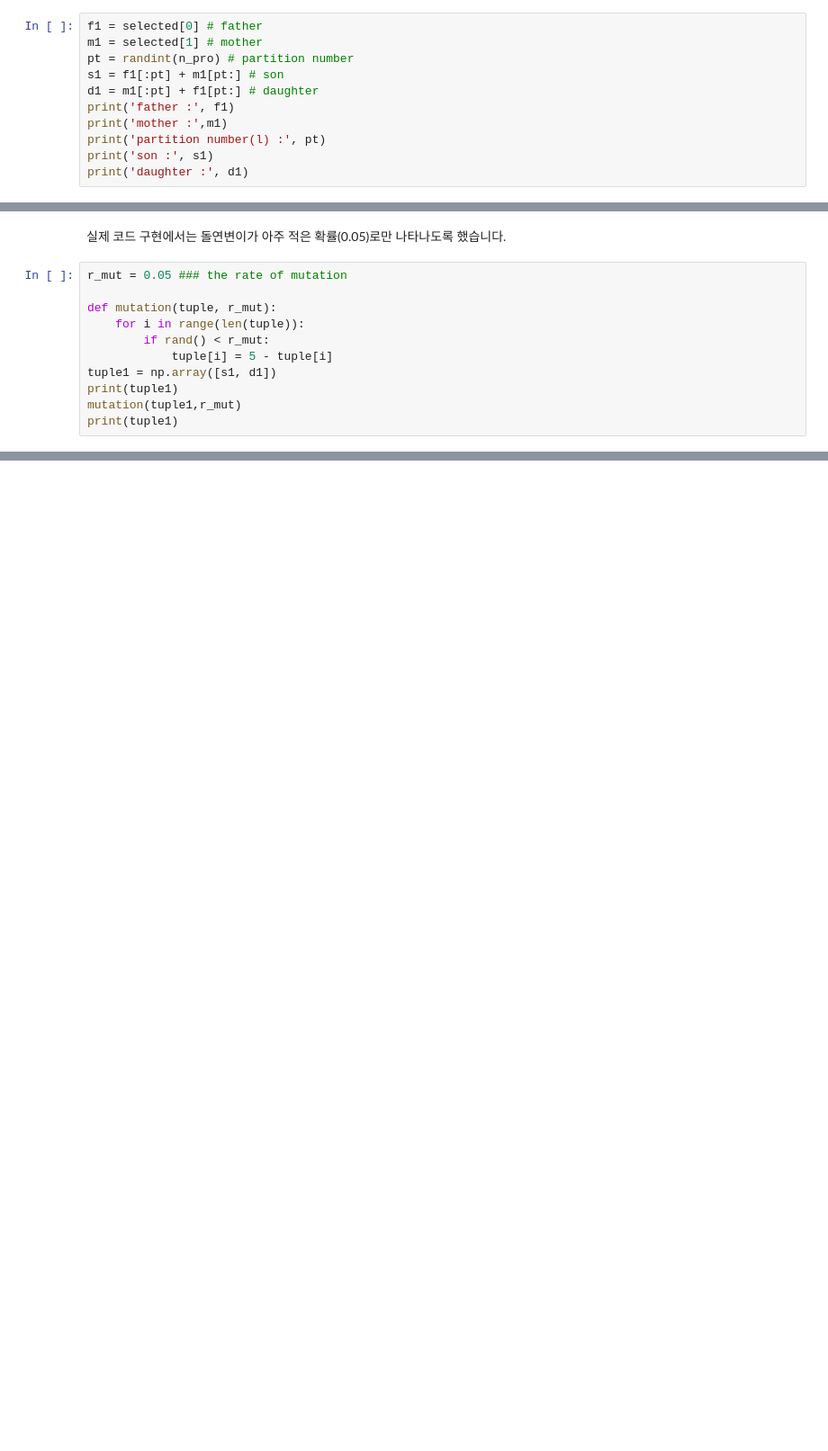
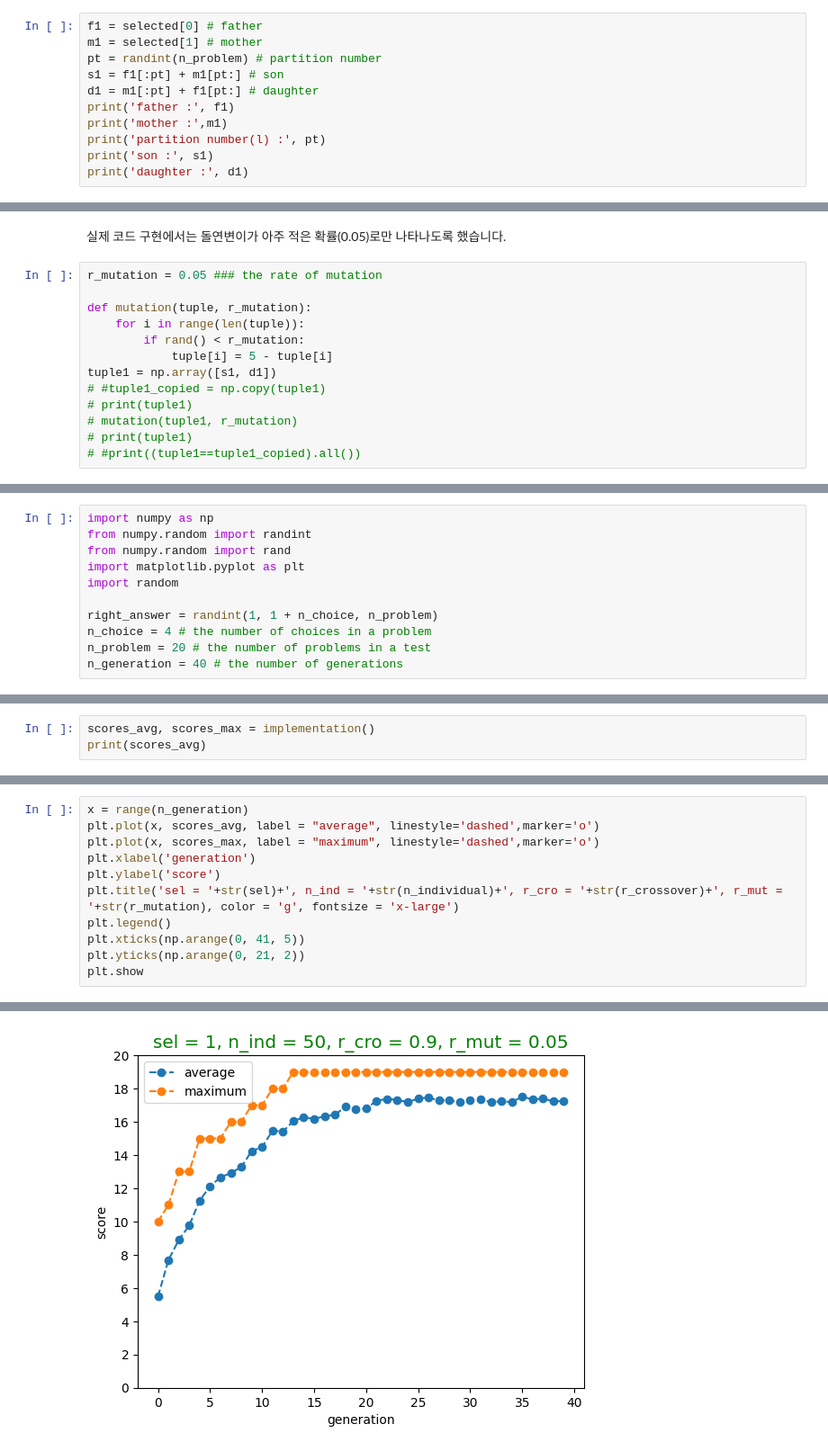
Before and after one commit to govin08/our-socar, a Jupyter notebook: assets/ipynb/2023-05-04-genetic_algorithm.ipynb, the cells around one changed output, grey strips where cells are left out. Shown at 90% size. Saved outputs shown, nothing was run; the diff lists cells and outputs as text; blank space fills up the shorter version.

```diff
--- a/assets/ipynb/2023-05-04-genetic_algorithm.ipynb
+++ b/assets/ipynb/2023-05-04-genetic_algorithm.ipynb
@@ -338,7 +358,7 @@ $$
 # %%
 f1 = selected[0] # father
 m1 = selected[1] # mother
-pt = randint(n_pro) # partition number
+pt = randint(n_problem) # partition number
 s1 = f1[:pt] + m1[pt:] # son
 d1 = m1[:pt] + f1[pt:] # daughter
 print('father :', f1)
@@ -414,13 +438,15 @@ print(tuple1)
 # %% [markdown]
 실제 코드 구현에서는 돌연변이가 아주 적은 확률(0.05)로만 나타나도록 했습니다.
 # %%
-r_mut = 0.05 ### the rate of mutation
+r_mutation = 0.05 ### the rate of mutation
 
-def mutation(tuple, r_mut):
+def mutation(tuple, r_mutation):
     for i in range(len(tuple)):
-        if rand() < r_mut:
+        if rand() < r_mutation:
             tuple[i] = 5 - tuple[i]
 tuple1 = np.array([s1, d1])
-print(tuple1)
-mutation(tuple1,r_mut)
-print(tuple1)
+# #tuple1_copied = np.copy(tuple1)
+# print(tuple1)
+# mutation(tuple1, r_mutation)
+# print(tuple1)
+# #print((tuple1==tuple1_copied).all())
@@ -467,0 +555,11 @@ np.array(pop).shape
+# %%
+import numpy as np
+from numpy.random import randint
+from numpy.random import rand
+import matplotlib.pyplot as plt
+import random
+
+right_answer = randint(1, 1 + n_choice, n_problem)
+n_choice = 4 # the number of choices in a problem
+n_problem = 20 # the number of problems in a test
+n_generation = 40 # the number of generations
@@ -467,0 +645,3 @@ np.array(pop).shape
+# %%
+scores_avg, scores_max = implementation()
+print(scores_avg)
@@ -467,0 +664,12 @@ np.array(pop).shape
+# %%
+x = range(n_generation)
+plt.plot(x, scores_avg, label = "average", linestyle='dashed',marker='o')
+plt.plot(x, scores_max, label = "maximum", linestyle='dashed',marker='o')
+plt.xlabel('generation')
+plt.ylabel('score')
+plt.title('sel = '+str(sel)+', n_ind = '+str(n_individual)+', r_cro = '+str(r_crossover)+', r_mut = '+str(r_mutation), color = 'g', fontsize = 'x-large')
+plt.legend()
+plt.xticks(np.arange(0, 41, 5))
+plt.yticks(np.arange(0, 21, 2))
+plt.show
+# %% [output]
@@ -467,0 +677 @@ np.array(pop).shape
+[figure, added]
```
Also changed, not shown: parts of 76 cells of this notebook, 29 other files.
